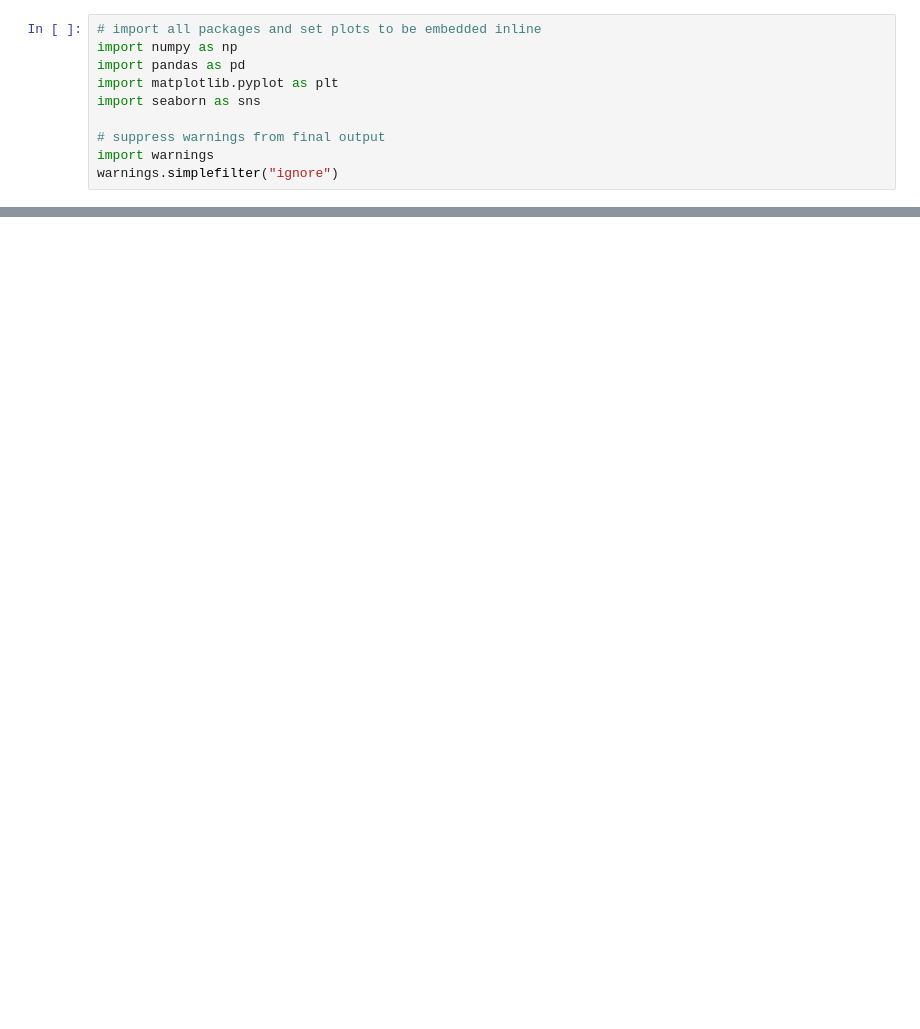
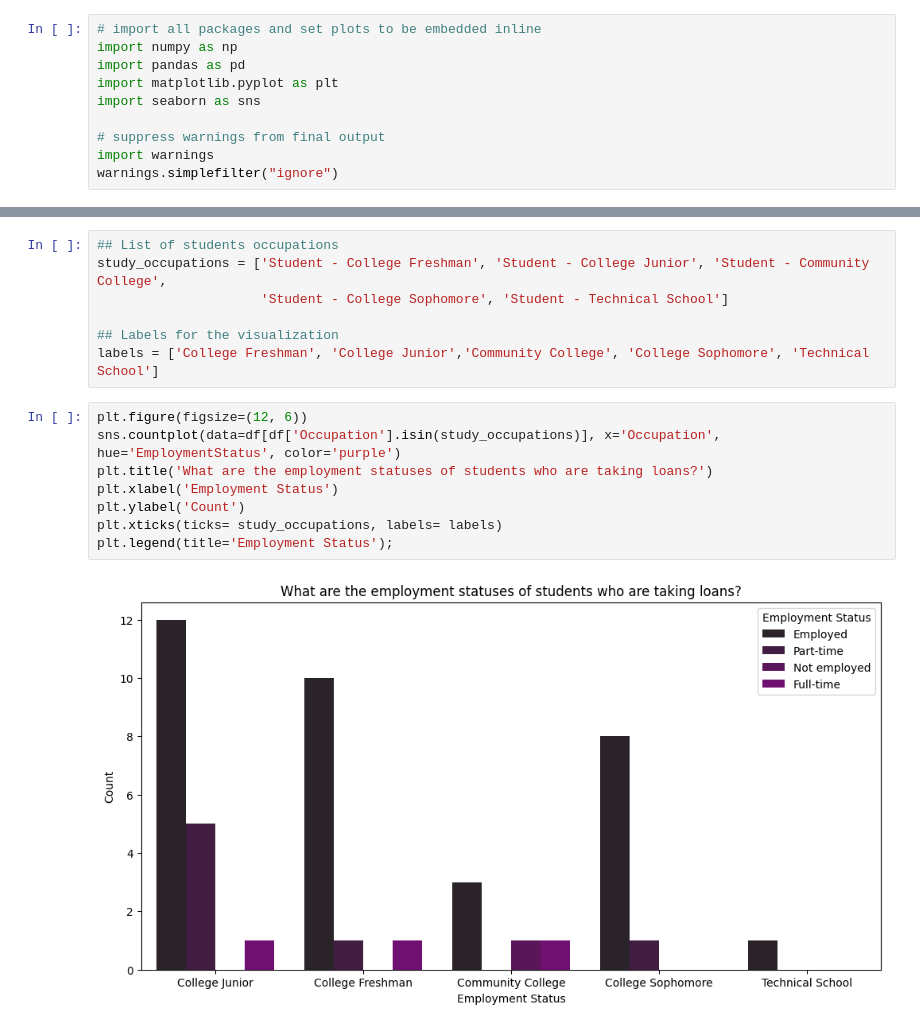
Before and after one commit to sondosaabed/Prosper-Loan-Analysis, a Jupyter notebook: Part_II_explanatory.ipynb, the cells around one changed output, grey strips where cells are left out. Drawn from its saved outputs; the diff is of its cells as text; blank space fills up the shorter version.

```diff
--- a/Part_II_explanatory.ipynb
+++ b/Part_II_explanatory.ipynb
@@ -69,0 +59,17 @@ df.sample(10) ## Looking at a random sample of 10 rows.
+# %%
+## List of students occupations
+study_occupations = ['Student - College Freshman', 'Student - College Junior', 'Student - Community College',
+                     'Student - College Sophomore', 'Student - Technical School']
+
+## Labels for the visualization
+labels = ['College Freshman', 'College Junior','Community College', 'College Sophomore', 'Technical School']
+# %%
+plt.figure(figsize=(12, 6))
+sns.countplot(data=df[df['Occupation'].isin(study_occupations)], x='Occupation', hue='EmploymentStatus', color='purple')
+plt.title('What are the employment statuses of students who are taking loans?')
+plt.xlabel('Employment Status')
+plt.ylabel('Count')
+plt.xticks(ticks= study_occupations, labels= labels)
+plt.legend(title='Employment Status');
+# %% [output]
+[figure, added]
```
Also changed, not shown: parts of 25 cells of this notebook, 1 other file.
